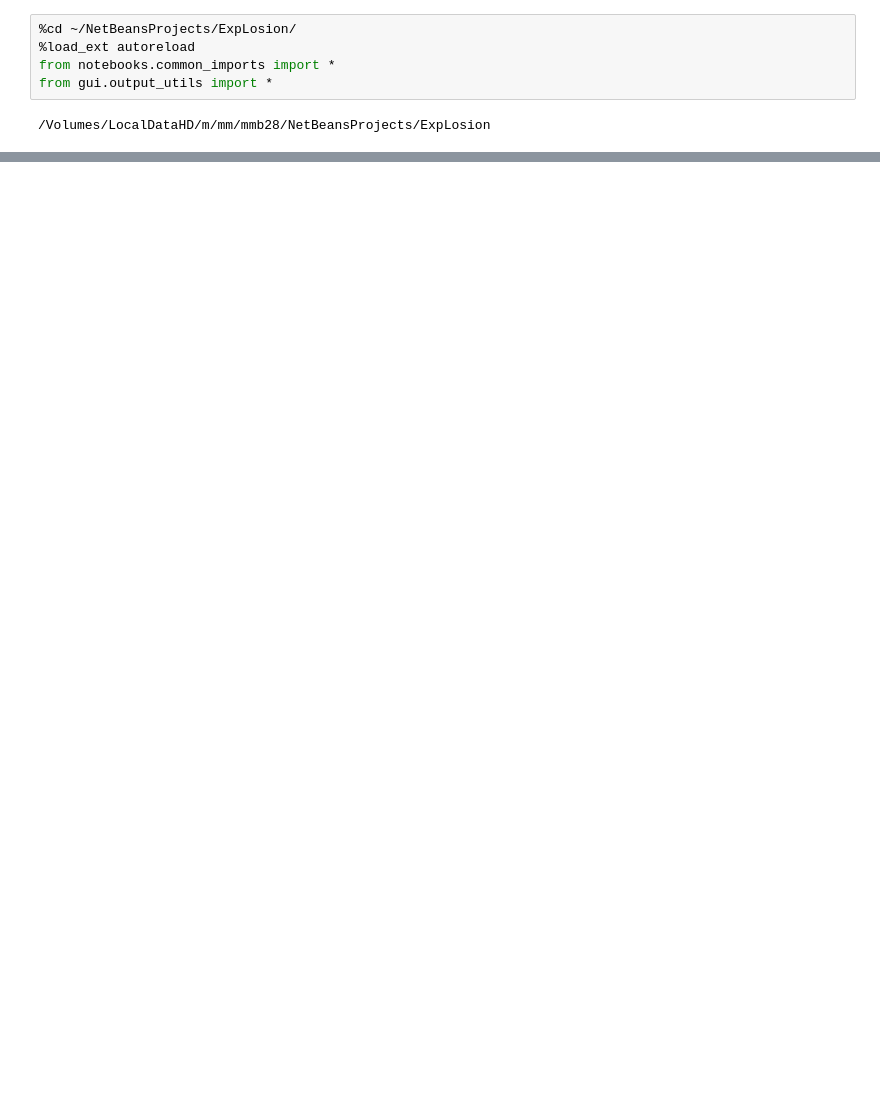
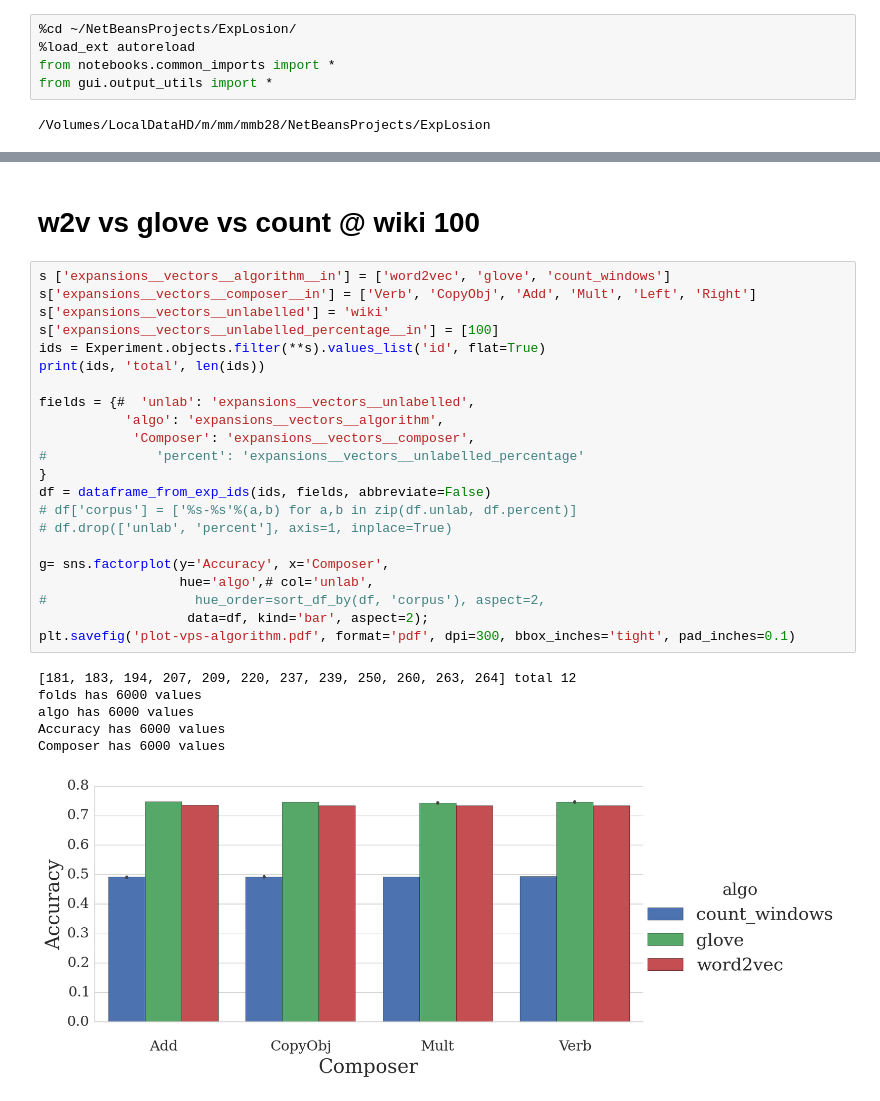
Before and after one commit to mbatchkarov/ExpLosion, a Jupyter notebook: notebooks/verb_phrases.ipynb, the cells around one changed output, grey strips where cells are left out. Drawn from its saved outputs; the diff is of its cells as text; blank space fills up the shorter version.

```diff
--- a/notebooks/verb_phrases.ipynb
+++ b/notebooks/verb_phrases.ipynb
@@ -52,0 +76,31 @@ Accuracy has 12500 values
+# %% [markdown]
+# w2v vs glove vs count @ wiki 100
+# %%
+s ['expansions__vectors__algorithm__in'] = ['word2vec', 'glove', 'count_windows']
+s['expansions__vectors__composer__in'] = ['Verb', 'CopyObj', 'Add', 'Mult', 'Left', 'Right']
+s['expansions__vectors__unlabelled'] = 'wiki'
+s['expansions__vectors__unlabelled_percentage__in'] = [100]
+ids = Experiment.objects.filter(**s).values_list('id', flat=True)
+print(ids, 'total', len(ids))
+
+fields = {#  'unlab': 'expansions__vectors__unlabelled',
+           'algo': 'expansions__vectors__algorithm',
+            'Composer': 'expansions__vectors__composer',
+#              'percent': 'expansions__vectors__unlabelled_percentage'
+}
+df = dataframe_from_exp_ids(ids, fields, abbreviate=False)
+# df['corpus'] = ['%s-%s'%(a,b) for a,b in zip(df.unlab, df.percent)]
+# df.drop(['unlab', 'percent'], axis=1, inplace=True)
+
+g= sns.factorplot(y='Accuracy', x='Composer',
+                  hue='algo',# col='unlab',
+#                   hue_order=sort_df_by(df, 'corpus'), aspect=2,
+                   data=df, kind='bar', aspect=2);
+plt.savefig('plot-vps-algorithm.pdf', format='pdf', dpi=300, bbox_inches='tight', pad_inches=0.1)
+# %% [output]
+[181, 183, 194, 207, 209, 220, 237, 239, 250, 260, 263, 264] total 12
+folds has 6000 values
+algo has 6000 values
+Accuracy has 6000 values
+Composer has 6000 values
+[figure, added]
```
Also changed, not shown: parts of 3 cells of this notebook, 9 other files.
